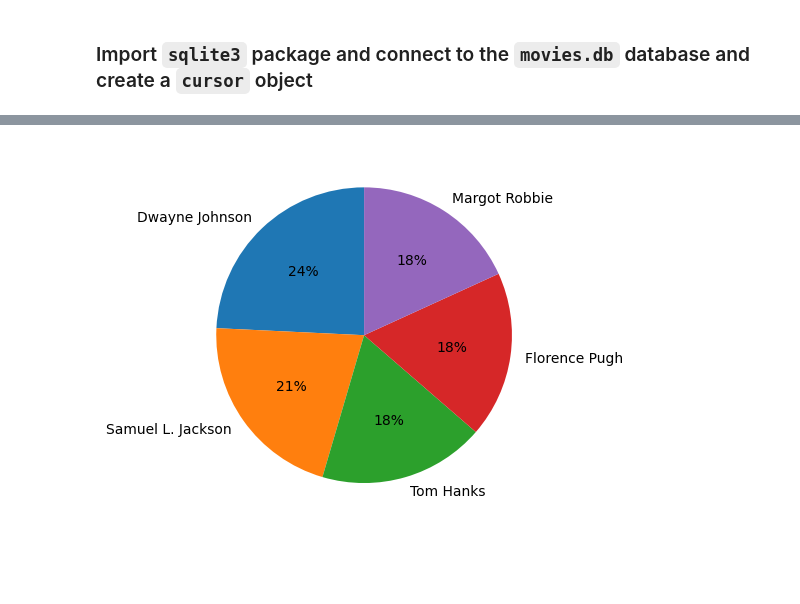
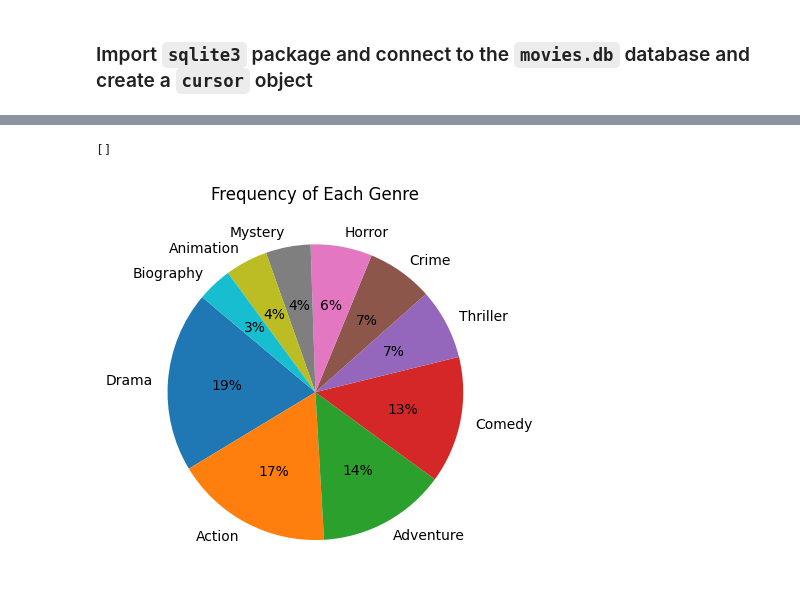
Before and after one commit to ZacharyCK/movie-industry-analysis, a Jupyter notebook: joining_data.ipynb, the cells around one changed output, grey strips where cells are left out. Drawn from its saved outputs; the diff is of its cells as text; code cells hidden in the pictures; blank space fills up the shorter version.

Commit message:
Make data visualizations with matplotlib and edited README.md

```diff
--- a/joining_data.ipynb
+++ b/joining_data.ipynb
@@ -31,17 +304,17 @@ cursor.execute('''
 # %%
-
-
-
 # Data preparation
-cursor.execute('SELECT movie_number FROM actor_popularity LIMIT 5')
-num_of_movies = [item[0] for item in cursor.fetchall()]
-cursor.execute('SELECT actors_name FROM actor_popularity LIMIT 5')
+cursor.execute('SELECT movie_number FROM genre_frequency LIMIT 10')
+bo_numbers = [item[0] for item in cursor.fetchall()]
+cursor.execute('SELECT genre FROM genre_frequency LIMIT 10')
 actors = [item[0] for item in cursor.fetchall()]
 
-# Create pie chart
-plt.pie(num_of_movies, labels=actors, autopct='%d%%', startangle=90)
+# Creating the pie chart
+plt.pie(bo_numbers, labels=actors, autopct='%d%%', startangle=140)
 
-# Display the chart
-plt.show()
+# Add a title
+plt.title('Frequency of Each Genre')
+
+plt.plot()
 # %% [output]
+[]
-[figure, old version]
+[figure, new version]
```
Also changed, not shown: parts of 20 cells of this notebook, 6 other files.
